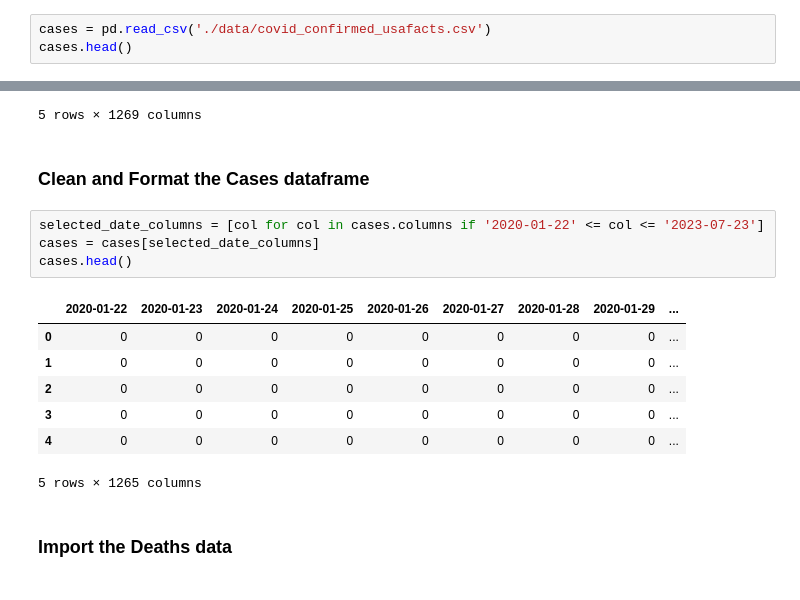
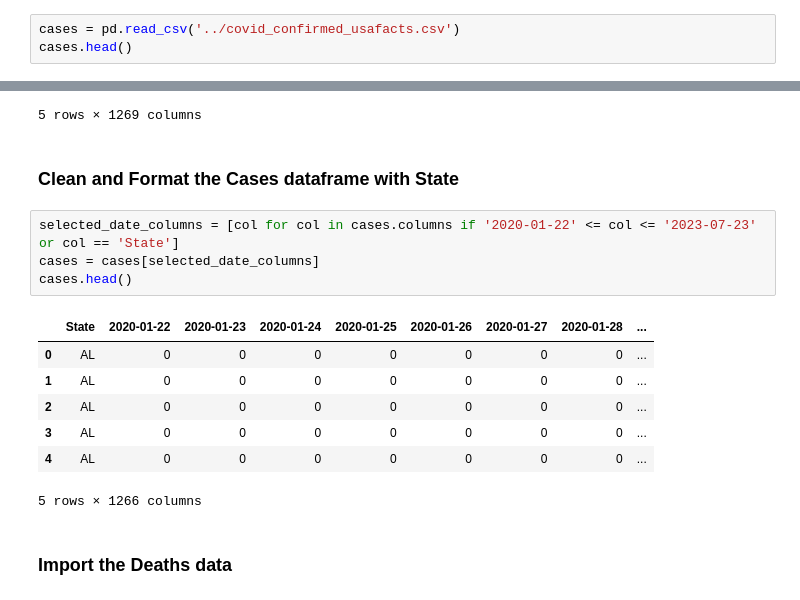
Before and after one commit to usman-z/CSC_405, a Jupyter notebook: Team/Project Stage V/Project Stage V.ipynb, the cells around one changed output, grey strips where cells are left out. Cells and saved outputs as stored; diff of their text form.

Commit message:
Initial work for state dropdown multi-selections

```diff
--- a/Team/Project Stage V/Project Stage V.ipynb
+++ b/Team/Project Stage V/Project Stage V.ipynb
@@ -20,7 +20,7 @@ mainDashboard = dash.Dash(__name__)
 # %% [markdown]
 ### Import the Cases data
 # %%
-cases = pd.read_csv('./data/covid_confirmed_usafacts.csv')
+cases = pd.read_csv('../covid_confirmed_usafacts.csv')
 cases.head()
 # %% [output]
 |  | countyFIPS | County Name | State | StateFIPS | 2020-01-22 | 2020-01-23 | 2020-01-24 | 2020-01-25 | ... |
@@ -31,19 +31,19 @@ cases.head()
 | 4 | 1007 | Bibb County | AL | 1 | 0 | 0 | 0 | 0 | ... |
 5 rows × 1269 columns
 # %% [markdown]
-### Clean and Format the Cases dataframe
+### Clean and Format the Cases dataframe with State
 # %%
-selected_date_columns = [col for col in cases.columns if '2020-01-22' <= col <= '2023-07-23']
+selected_date_columns = [col for col in cases.columns if '2020-01-22' <= col <= '2023-07-23' or col == 'State']
 cases = cases[selected_date_columns]
 cases.head()
 # %% [output]
-|  | 2020-01-22 | 2020-01-23 | 2020-01-24 | 2020-01-25 | 2020-01-26 | 2020-01-27 | 2020-01-28 | 2020-01-29 | ... |
-| 0 | 0 | 0 | 0 | 0 | 0 | 0 | 0 | 0 | ... |
-| 1 | 0 | 0 | 0 | 0 | 0 | 0 | 0 | 0 | ... |
-| 2 | 0 | 0 | 0 | 0 | 0 | 0 | 0 | 0 | ... |
-| 3 | 0 | 0 | 0 | 0 | 0 | 0 | 0 | 0 | ... |
-| 4 | 0 | 0 | 0 | 0 | 0 | 0 | 0 | 0 | ... |
+|  | State | 2020-01-22 | 2020-01-23 | 2020-01-24 | 2020-01-25 | 2020-01-26 | 2020-01-27 | 2020-01-28 | ... |
+| 0 | AL | 0 | 0 | 0 | 0 | 0 | 0 | 0 | ... |
+| 1 | AL | 0 | 0 | 0 | 0 | 0 | 0 | 0 | ... |
+| 2 | AL | 0 | 0 | 0 | 0 | 0 | 0 | 0 | ... |
+| 3 | AL | 0 | 0 | 0 | 0 | 0 | 0 | 0 | ... |
+| 4 | AL | 0 | 0 | 0 | 0 | 0 | 0 | 0 | ... |
-5 rows × 1265 columns
+5 rows × 1266 columns
 # %% [markdown]
 ### Import the Deaths data
 # %%
```
Also changed, not shown: parts of 13 cells of this notebook.
